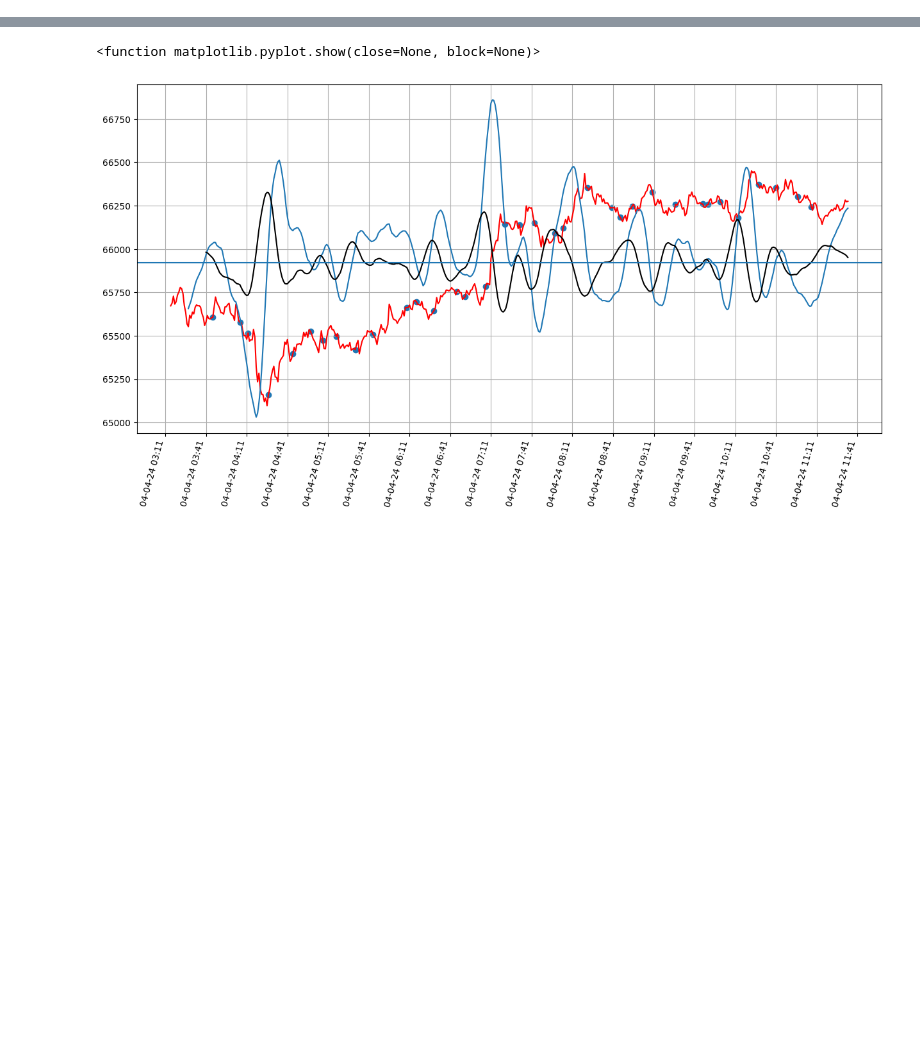
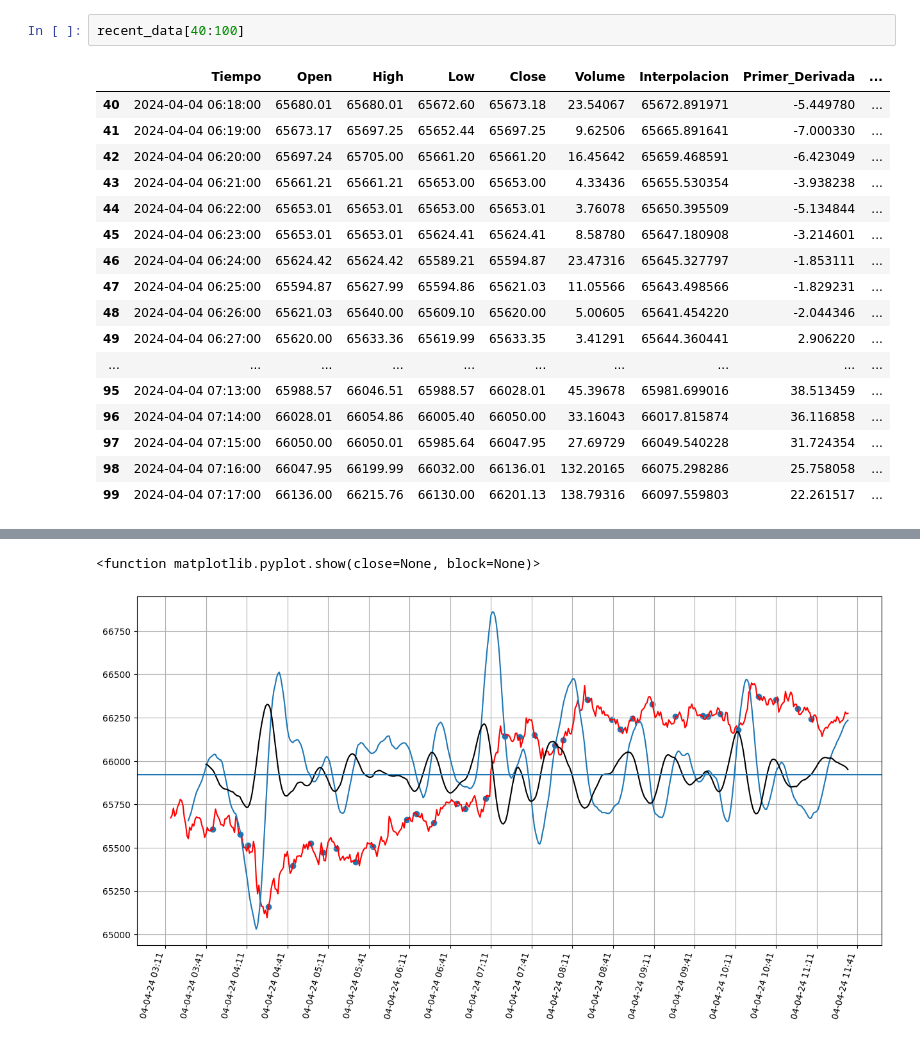
Before and after one commit to Tinmarian/tradingbot, a Jupyter notebook: cristian/scripts/analisis_estrategia.ipynb, the cells around one changed output, grey strips where cells are left out. Saved outputs shown, nothing was run; the diff lists cells and outputs as text; blank space fills up the shorter version.

```diff
--- a/cristian/scripts/analisis_estrategia.ipynb
+++ b/cristian/scripts/analisis_estrategia.ipynb
@@ -95,3 +95,23 @@ plt.show
+# %%
+recent_data[40:100]
+# %% [output]
+|  | Tiempo | Open | High | Low | Close | Volume | Interpolacion | Primer_Derivada | ... |
+| 40 | 2024-04-04 06:18:00 | 65680.01 | 65680.01 | 65672.60 | 65673.18 | 23.54067 | 65672.891971 | -5.449780 | ... |
+| 41 | 2024-04-04 06:19:00 | 65673.17 | 65697.25 | 65652.44 | 65697.25 | 9.62506 | 65665.891641 | -7.000330 | ... |
+| 42 | 2024-04-04 06:20:00 | 65697.24 | 65705.00 | 65661.20 | 65661.20 | 16.45642 | 65659.468591 | -6.423049 | ... |
+| 43 | 2024-04-04 06:21:00 | 65661.21 | 65661.21 | 65653.00 | 65653.00 | 4.33436 | 65655.530354 | -3.938238 | ... |
+| 44 | 2024-04-04 06:22:00 | 65653.01 | 65653.01 | 65653.00 | 65653.01 | 3.76078 | 65650.395509 | -5.134844 | ... |
+| 45 | 2024-04-04 06:23:00 | 65653.01 | 65653.01 | 65624.41 | 65624.41 | 8.58780 | 65647.180908 | -3.214601 | ... |
+| 46 | 2024-04-04 06:24:00 | 65624.42 | 65624.42 | 65589.21 | 65594.87 | 23.47316 | 65645.327797 | -1.853111 | ... |
+| 47 | 2024-04-04 06:25:00 | 65594.87 | 65627.99 | 65594.86 | 65621.03 | 11.05566 | 65643.498566 | -1.829231 | ... |
+| 48 | 2024-04-04 06:26:00 | 65621.03 | 65640.00 | 65609.10 | 65620.00 | 5.00605 | 65641.454220 | -2.044346 | ... |
+| 49 | 2024-04-04 06:27:00 | 65620.00 | 65633.36 | 65619.99 | 65633.35 | 3.41291 | 65644.360441 | 2.906220 | ... |
+| ... | ... | ... | ... | ... | ... | ... | ... | ... | ... |
+| 95 | 2024-04-04 07:13:00 | 65988.57 | 66046.51 | 65988.57 | 66028.01 | 45.39678 | 65981.699016 | 38.513459 | ... |
+| 96 | 2024-04-04 07:14:00 | 66028.01 | 66054.86 | 66005.40 | 66050.00 | 33.16043 | 66017.815874 | 36.116858 | ... |
+| 97 | 2024-04-04 07:15:00 | 66050.00 | 66050.01 | 65985.64 | 66047.95 | 27.69729 | 66049.540228 | 31.724354 | ... |
+| 98 | 2024-04-04 07:16:00 | 66047.95 | 66199.99 | 66032.00 | 66136.01 | 132.20165 | 66075.298286 | 25.758058 | ... |
+| 99 | 2024-04-04 07:17:00 | 66136.00 | 66215.76 | 66130.00 | 66201.13 | 138.79316 | 66097.559803 | 22.261517 | ... |
 # %%
 a = 0
 d = 500
```
Also changed, not shown: parts of 2 cells of this notebook.
